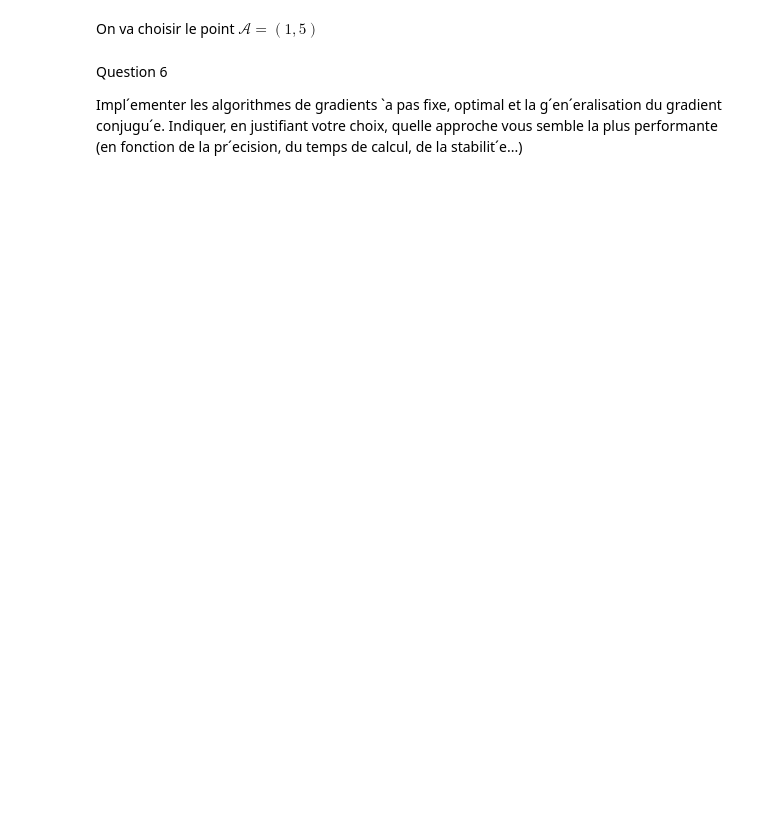
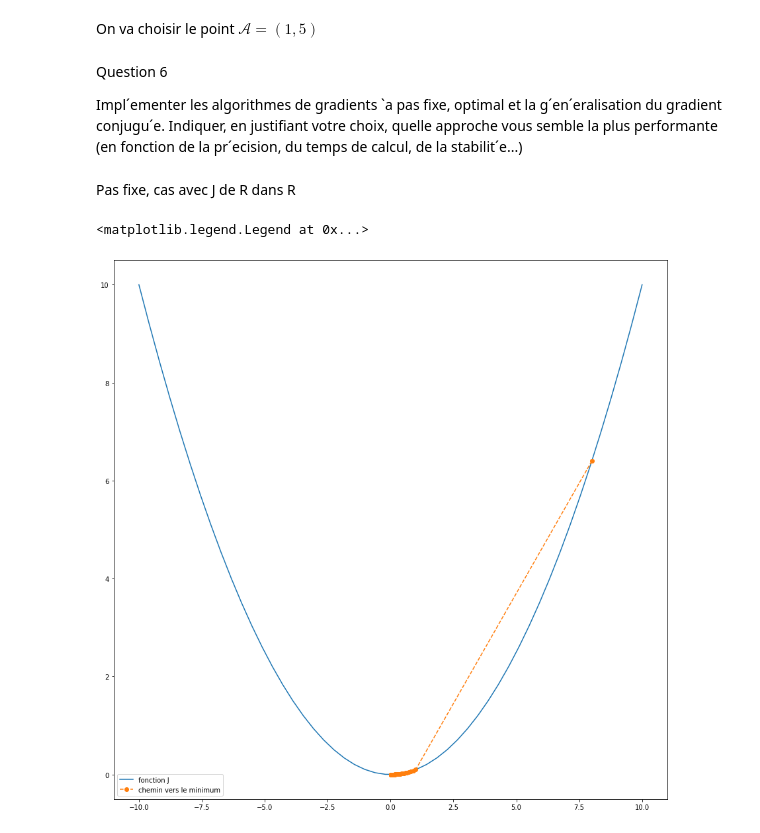
Before and after one commit to garancerx/optimisation_projet, a Jupyter notebook: projet_opti.ipynb, the cells around one changed output. Cells and saved outputs as stored; diff of their text form; code cells hidden in the pictures; blank space fills up the shorter version.

```diff
--- a/projet_opti.ipynb
+++ b/projet_opti.ipynb
@@ -83,0 +85,54 @@ def pasFixe(J,rho):
+# %%
+#xk+1 = xk − ρ∇~ J(xk).
+#https://www.ceremade.dauphine.fr/~gontier/Publications/methodesNumeriques.pdf
+
+def pasFixe(x0,J,K,rho):
+    x = np.ones(K)
+    x[0] = x0
+    for k in range(1,K-1):
+        x[k+1] = x[k] - rho * Jprime(x[k])
+    return x
+
+def pasOptimal(x0,J,K,rho0):
+    x,roh = np.ones(K),np.ones(K)
+    x[0] = x0
+    rho[0] = rho0
+    for k in range(1,K-1):
+        f_k = J(x[k] - rho[k] * Jprime(x[k]))
+        rho[k+1] = np.argmin(f_k)
+        x[k+1] = x[k] - rho[k+1] * Jprime(x[k])
+    return x, rho[1:,]
+# %% [markdown]
+Pas fixe, cas avec J de R dans R
+# %%
+def J(x):
+    return eps*x**2
+
+def Jprime(x):
+    return 2*x*eps
+
+def pasFixe(x0,J,K,rho):
+    x = np.ones(K)
+    x[0] = x0
+    for k in range(1,K-1):
+        x[k+1] = x[k] - rho * Jprime(x[k])
+    return x
+
+eps = 10e-2
+x0 = 8 #np.array([5,7])
+K = 50
+n = 100
+rho = 0.5
+
+X1 = pasFixe(x0,J,K,rho)
+x = np.linspace(-10,10,K)
+
+plt.figure(1,(15,15))
+
+plt.plot(x,J(x), label="fonction J")
+plt.plot(X1, J(X1), "--o", label=f"chemin vers le minimum")
+
+plt.legend()
+# %% [output]
+<matplotlib.legend.Legend at 0x...>
+[figure, added]
```
Also changed, not shown: parts of 9 cells of this notebook, 1 other file.
